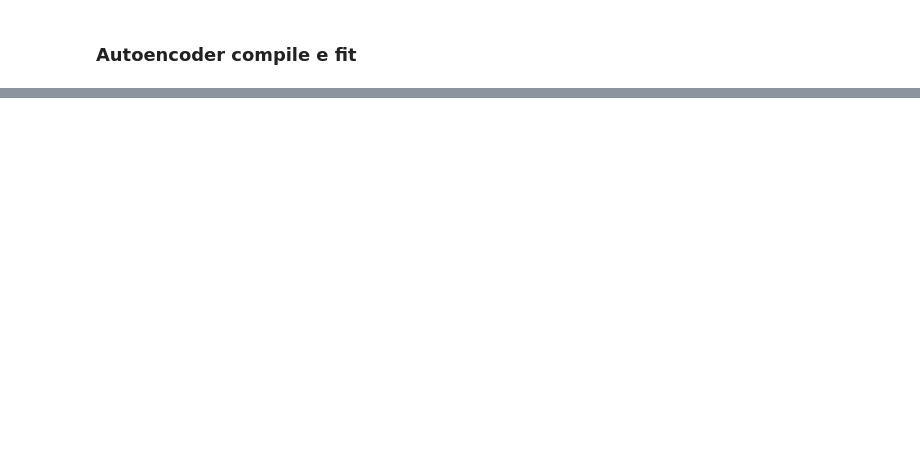
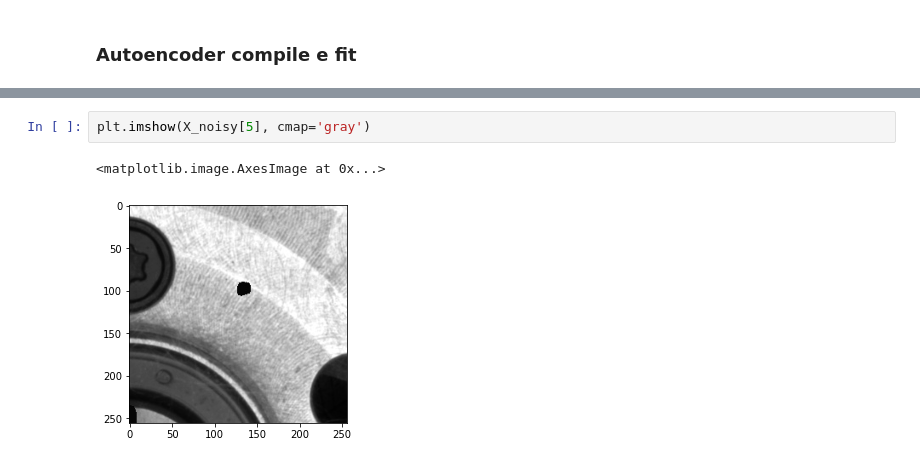
Before and after one commit to DragoneKTM/Industry_lab, a Jupyter notebook: Notebooks/Part2_training.ipynb, the cells around one changed output, grey strips where cells are left out. Cells and saved outputs as stored; diff of their text form; blank space fills up the shorter version.

```diff
--- a/Notebooks/Part2_training.ipynb
+++ b/Notebooks/Part2_training.ipynb
@@ -222,0 +202,5 @@ plt.imshow(np.squeeze(SISimg[0], -1), cmap="gray")
+# %%
+plt.imshow(X_noisy[5], cmap='gray')
+# %% [output]
+<matplotlib.image.AxesImage at 0x...>
+[figure, added]
```
Also changed, not shown: parts of 14 cells of this notebook, 1 other file.
